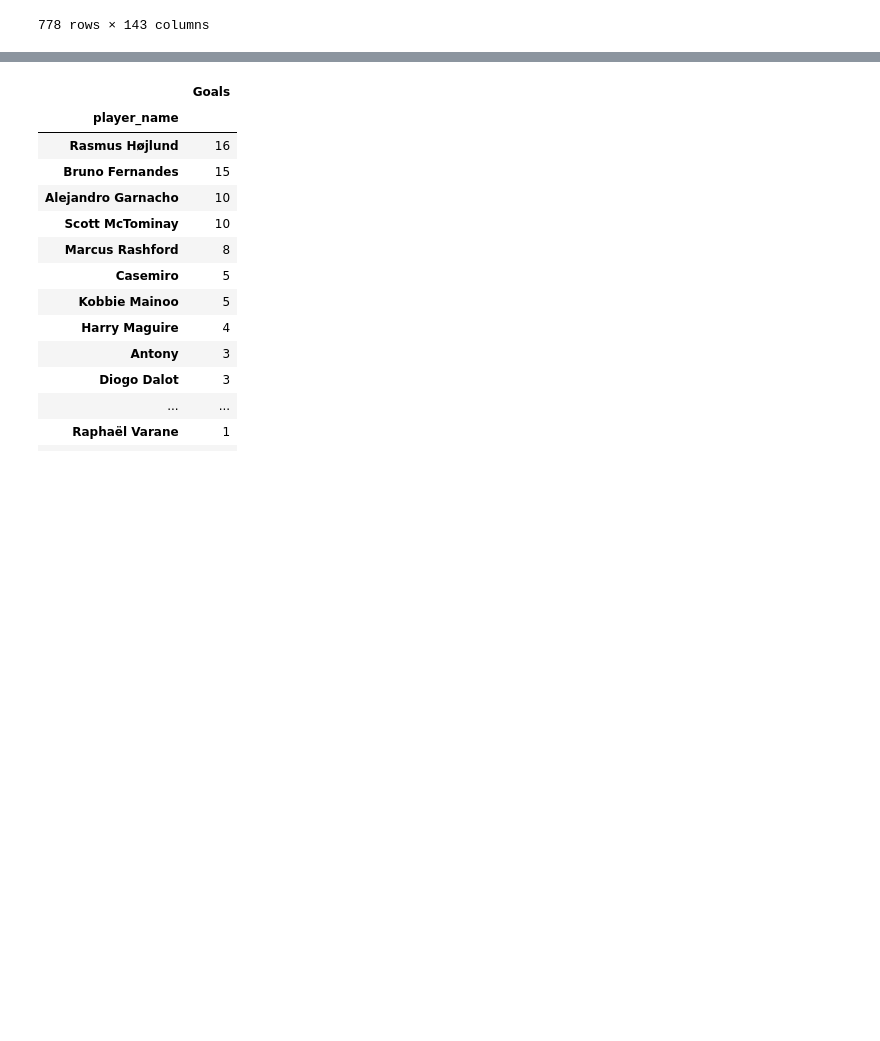
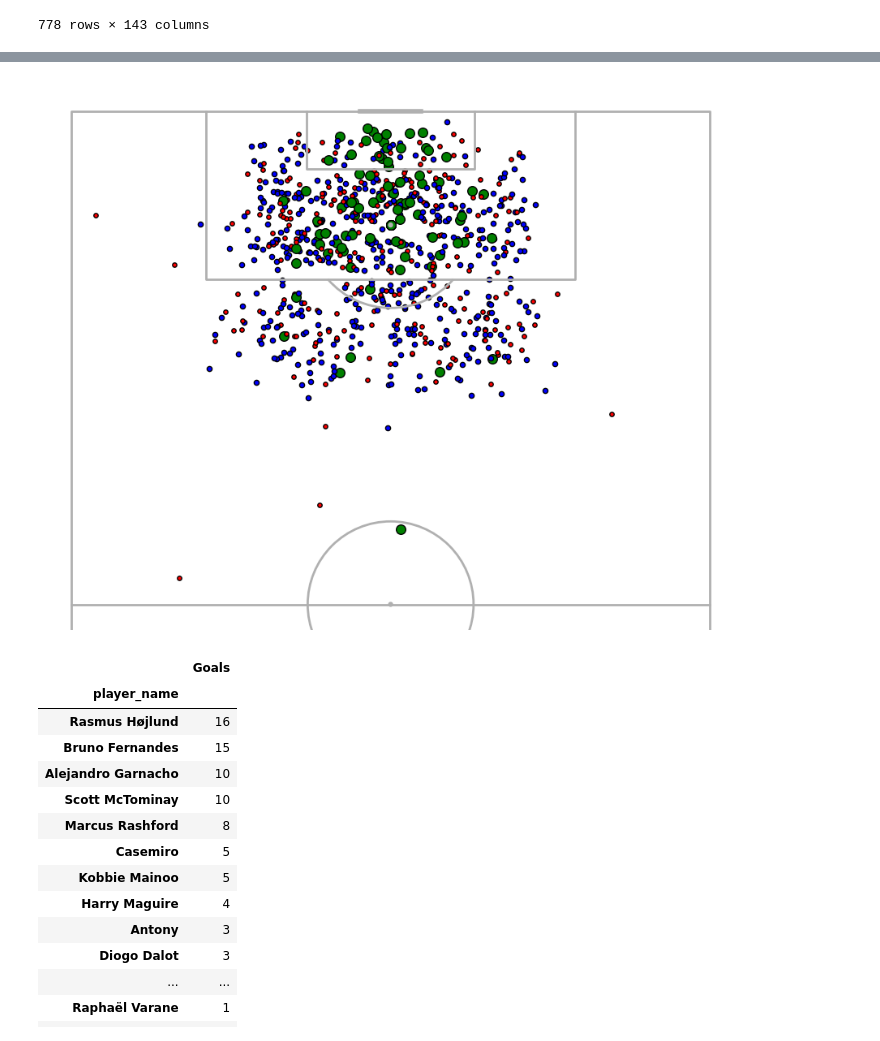
Before and after one commit to patrick-cw/Manchester-United-Analysis, a Jupyter notebook: Personal_Project.ipynb, the cells around one changed output, grey strips where cells are left out. Drawn from its saved outputs; the diff is of its cells as text; code cells hidden in the pictures; blank space fills up the shorter version.

```diff
--- a/Personal_Project.ipynb
+++ b/Personal_Project.ipynb
@@ -354,3 +528,27 @@ shot_goal
+# %%
+from mplsoccer import VerticalPitch,Pitch
+from matplotlib import pyplot as plt
+pitch = VerticalPitch(pitch_type='opta', half=True, line_zorder=2)
+fig, ax = pitch.draw(figsize=(12, 7))
+for i, x in mu_shots.iterrows():
+    goal = x['type_display_name']
+    if goal == 'Goal':
+        x_coord = x['x']
+        y_coord = x['y']
+        pitch.scatter(x_coord, y_coord, s=70, c = 'Green', ax=ax,edgecolors="black")
+    elif goal=='SavedShot':
+        x_coord = x['x']
+        y_coord = x['y']
+        pitch.scatter(x_coord, y_coord,s=20, c = 'blue', ax=ax, edgecolors='black')
+    else:
+        x_coord = x['x']
+        y_coord = x['y']
+        pitch.scatter(x_coord, y_coord,s=15, c = 'Red', ax=ax, edgecolors='black')
+
+#ax.title('Shot')
+plt.show()
+# %% [output]
+[figure, added]
 # %%
 goalscorer = pd.DataFrame(shot_goal['player_name'].value_counts())
 goalscorer.columns=['Goals']
```
Also changed, not shown: parts of 21 cells of this notebook.
